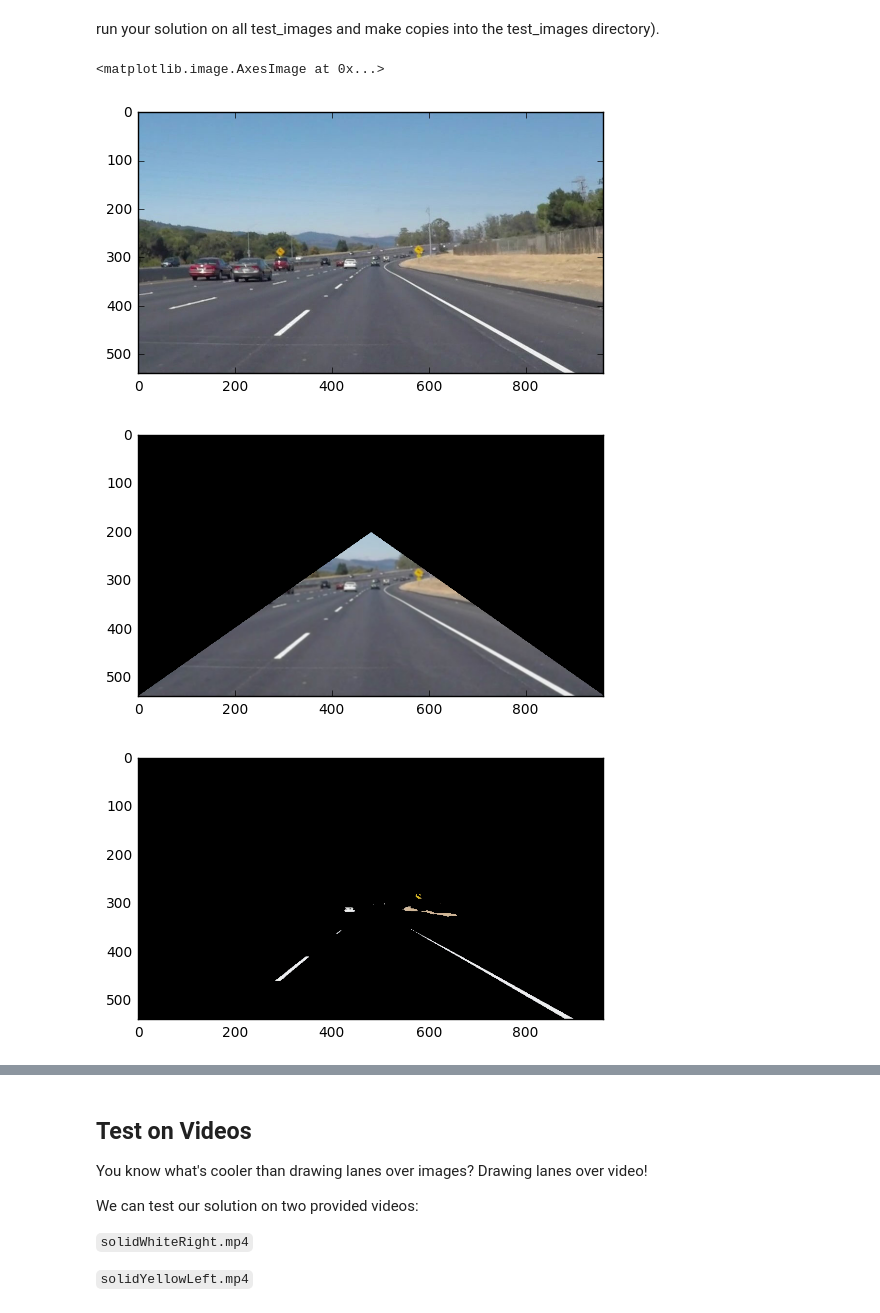
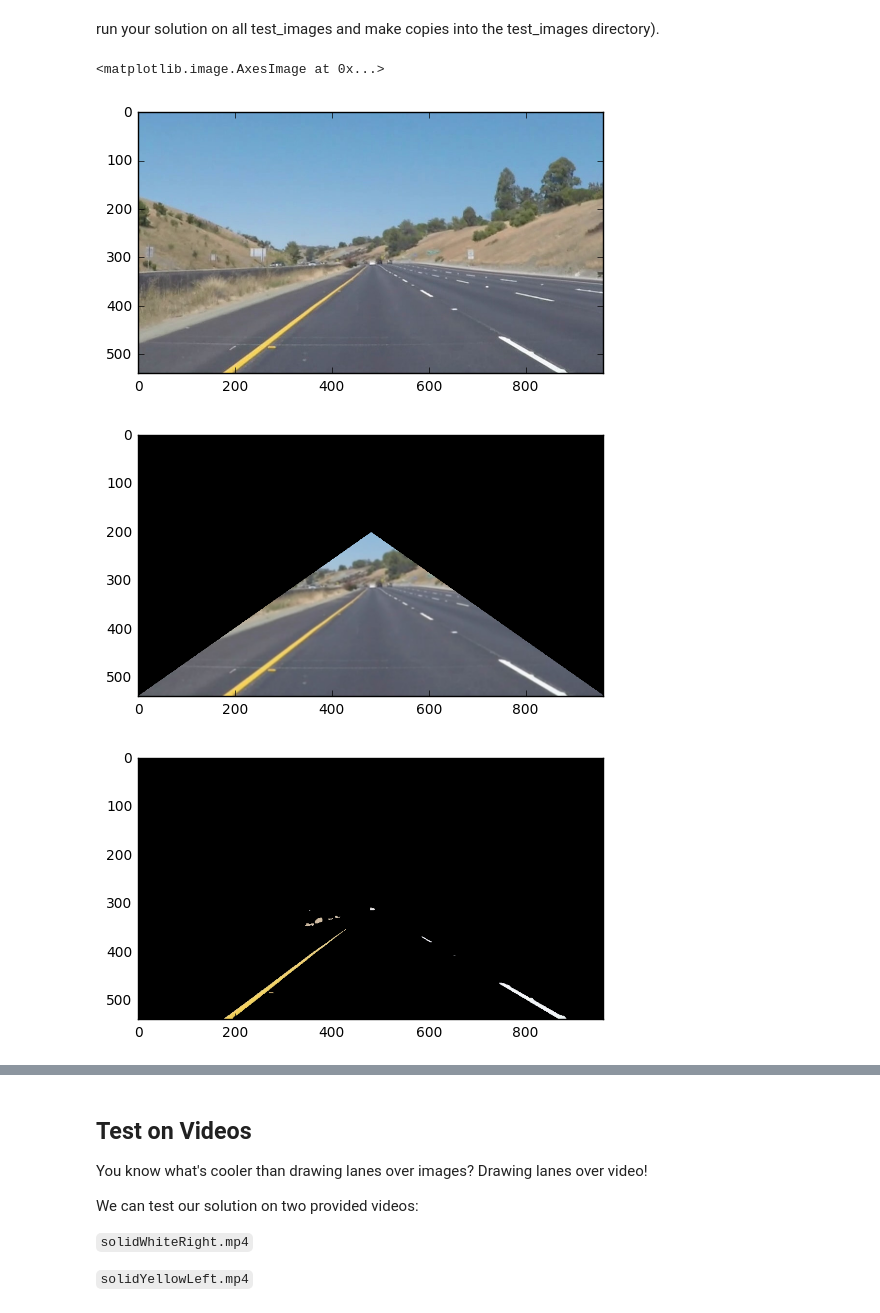
Before and after one commit to princegao/ND013, a Jupyter notebook: Term 1/CarND-LaneLines-P1/P1.ipynb, the cells around one changed output, grey strips where cells are left out. Saved outputs shown, nothing was run; the diff lists cells and outputs as text; code cells hidden in the pictures.

```diff
--- a/Term 1/CarND-LaneLines-P1/P1.ipynb
+++ b/Term 1/CarND-LaneLines-P1/P1.ipynb
@@ -108,7 +108,7 @@ def region_of_interest(img, vertices):
     return masked_image
 
 
-def draw_lines(img, lines, color=[255, 0, 0], thickness=2):
+def draw_lines(img, lines, color=[255, 0, 0], thickness=5):
     """
     NOTE: this is the function you might want to use as a starting point once you want to
     average/extrapolate the line segments you detect to map out the full
@@ -189,45 +189,53 @@ def filterColor(image):
     greenThreshold = 100
     blueThreshold = 0
     threshold = (image[:,:,0] < redThreshold) | \
                 (image[:,:,1] < greenThreshold) | \
                 (image[:,:,2] < blueThreshold)
     image[threshold] = [0,0,0]
 
     return image
 
 def filterGray(image, threshold):
     matchingField = image[:,:] < threshold
     image[matchingField] = 0
 
     return image
 
-image = mpimg.imread('test_images/solidWhiteCurve.jpg')
+image = mpimg.imread('test_images/whiteCarLaneSwitch.jpg')
 plt.figure()
 plt.imshow(image)
 
-image = gaussian_blur(image, 5)
+tranformImage = gaussian_blur(image, 5)
 
-image = removeBackground(image)
+tranformImage = removeBackground(tranformImage)
 plt.figure()
-plt.imshow(image, cmap='gray')
+plt.imshow(tranformImage, cmap='gray')
 
-image = filterColor(image)
+tranformImage = filterColor(tranformImage)
 plt.figure()
-plt.imshow(image)
+plt.imshow(tranformImage)
 
-image = grayscale(image)
+tranformImage = grayscale(tranformImage)
 plt.figure()
-plt.imshow(image, cmap='gray')
+plt.imshow(tranformImage, cmap='gray')
 
-image = filterGray(image, 190)
+tranformImage = filterGray(tranformImage, 190)
 plt.figure()
-plt.imshow(image, cmap='gray')
+plt.imshow(tranformImage, cmap='gray')
 
-image = canny(image, 80, 150)
+tranformImage = canny(tranformImage, 80, 150)
 plt.figure()
-plt.imshow(image, cmap='gray')
+plt.imshow(tranformImage, cmap='Greys_r')
+
+tranformImage = hough_lines(tranformImage, 1, np.pi/180, 5, 15, 3)
+plt.figure()
+plt.imshow(tranformImage)
+
+weightedImage = weighted_img(tranformImage, image)
+plt.figure()
+plt.imshow(weightedImage)
 # %% [output]
 <matplotlib.image.AxesImage at 0x...>
-[figure, old version]
+[figure, new version]
-[figure, old version]
+[figure, new version]
-[figure, old version]
+[figure, new version]
```
Also changed, not shown: parts of 1 cell of this notebook, 1 other file.
